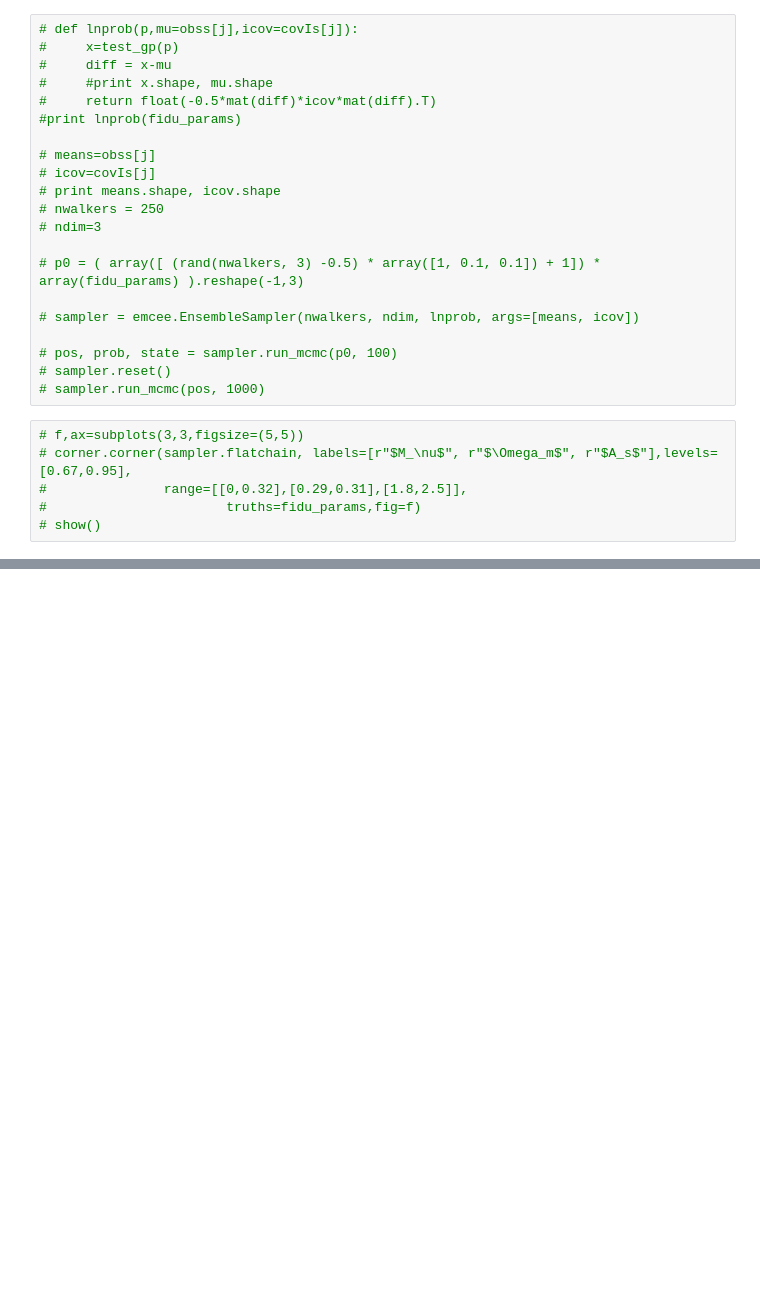
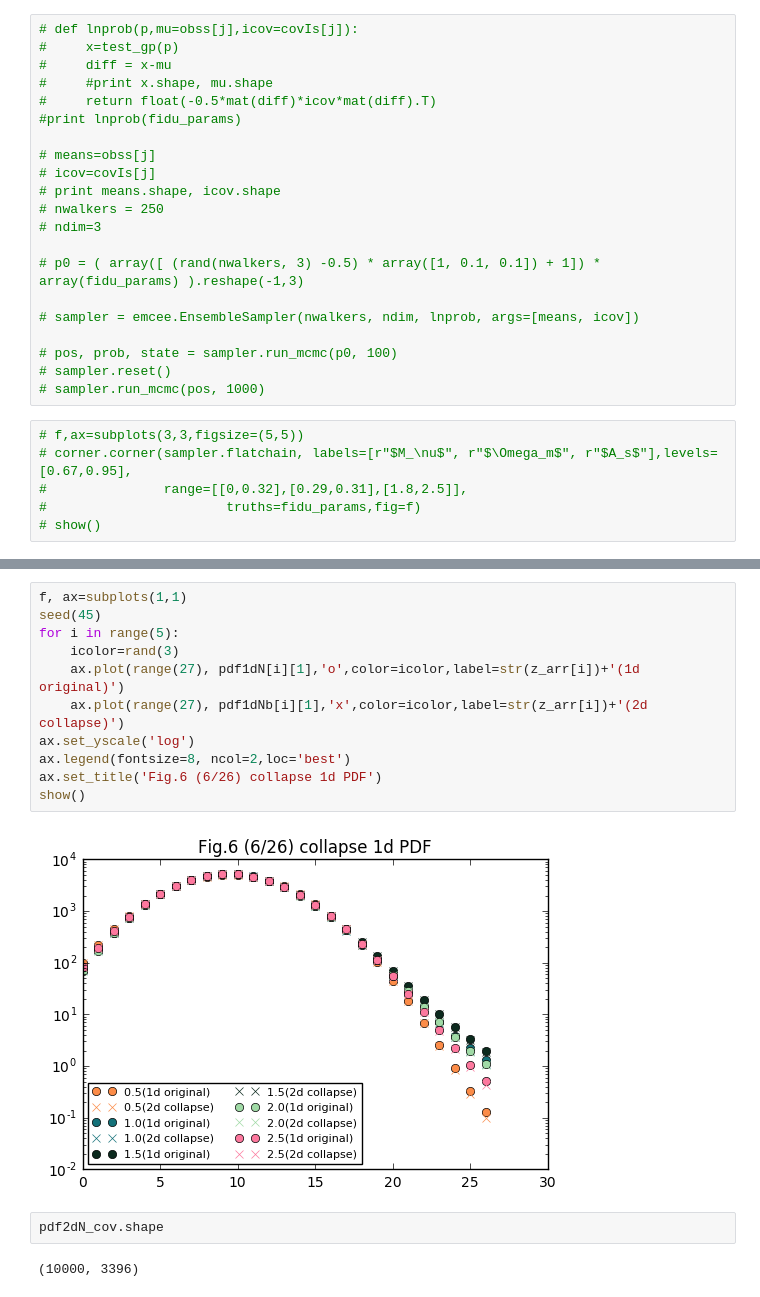
Before and after one commit to liuxx479/PDFs, a Jupyter notebook: likelihood.ipynb, the cells around one changed output, grey strips where cells are left out. Cells and saved outputs as stored; diff of their text form; blank space fills up the shorter version.

```diff
--- a/likelihood.ipynb
+++ b/likelihood.ipynb
@@ -433,0 +436,17 @@ MC1d_arr[0].shape
+# %%
+f, ax=subplots(1,1)
+seed(45)
+for i in range(5):
+    icolor=rand(3)
+    ax.plot(range(27), pdf1dN[i][1],'o',color=icolor,label=str(z_arr[i])+'(1d original)')
+    ax.plot(range(27), pdf1dNb[i][1],'x',color=icolor,label=str(z_arr[i])+'(2d collapse)')
+ax.set_yscale('log')
+ax.legend(fontsize=8, ncol=2,loc='best')
+ax.set_title('Fig.6 (6/26) collapse 1d PDF')
+show()
+# %% [output]
+[figure, added]
+# %%
+pdf2dN_cov.shape
+# %% [output]
+(10000, 3396)
```
Also changed, not shown: parts of 17 cells of this notebook.
